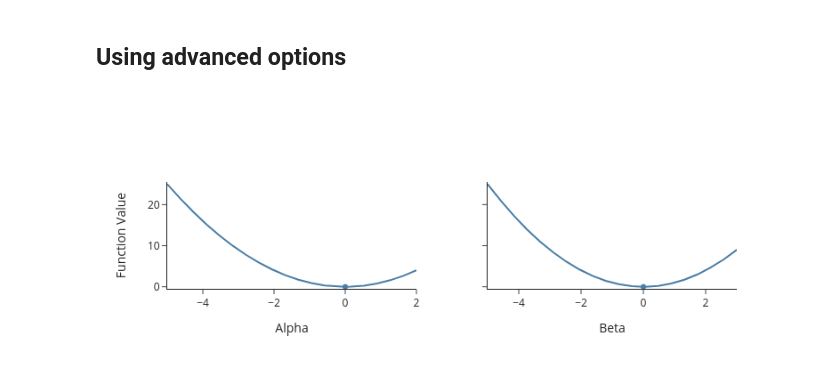
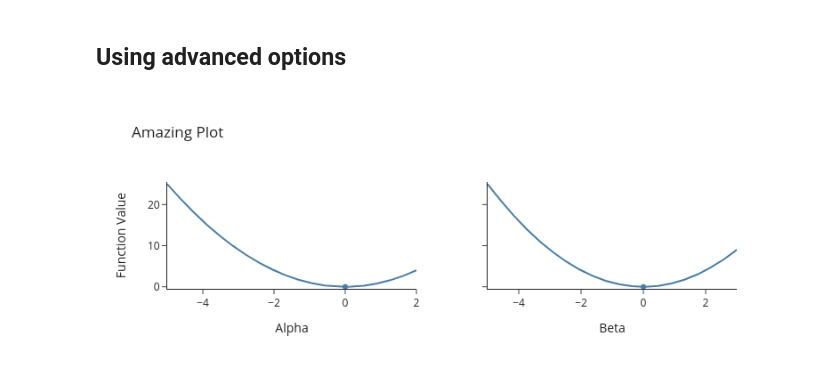
Before and after one commit to optimagic-dev/optimagic, a Jupyter notebook: docs/source/how_to_guides/optimization/how_to_visualize_an_optimization_problem.ipynb, the cells around one changed output. Cells and saved outputs as stored; diff of their text form; code cells hidden in the pictures.

```diff
--- a/docs/source/how_to_guides/optimization/how_to_visualize_an_optimization_problem.ipynb
+++ b/docs/source/how_to_guides/optimization/how_to_visualize_an_optimization_problem.ipynb
@@ -53,16 +53,17 @@ The plot gives us the following insights:
 # %%
 fig = slice_plot(
     func=sphere,
     params=params,
     lower_bounds=lower_bounds,
     upper_bounds=upper_bounds,
     # selecting a subset of params
     selector=lambda x: [x["alpha"], x["beta"]],
     # evaluate func in parallel
     n_cores=4,
     # rename the parameters
     param_names={"alpha": "Alpha", "beta": "Beta"},
+    title="Amazing Plot",
 )
 fig.show(renderer="png")
 # %% [output]
-[figure, old version]
+[figure, new version]
```
Also changed, not shown: 1 other file.
